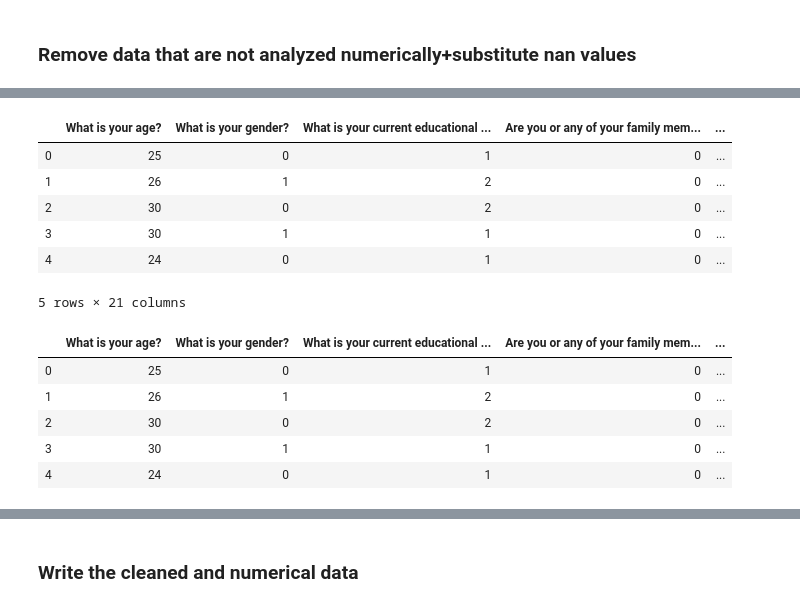
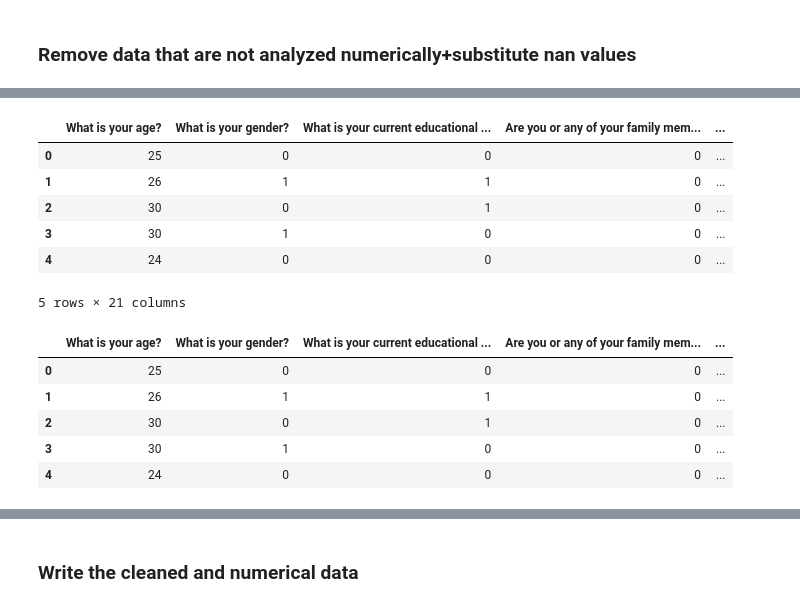
Before and after one commit to matnado/Online-Data-Collection-Flu, a Jupyter notebook: FromCategoricalToNumerical.ipynb, the cells around one changed output, grey strips where cells are left out. Saved outputs shown, nothing was run; the diff lists cells and outputs as text; code cells hidden in the pictures.

```diff
--- a/FromCategoricalToNumerical.ipynb
+++ b/FromCategoricalToNumerical.ipynb
@@ -152,31 +151,32 @@ dtype: int64
 # %%
 for s in Cleaned_Data.columns:
     Cleaned_Data.loc[Cleaned_Data[s] == 'Maybe', s] = 'No'
     Cleaned_Data.loc[Cleaned_Data[s] == 'I do not have children', s] = 'No'
 
 for s in Cleaned_Data.columns:
     Cleaned_Data.loc[Cleaned_Data[s] == 'No', s] = 0
     Cleaned_Data.loc[Cleaned_Data[s] == 'Yes', s] = 1
 Cleaned_Data.loc[(Cleaned_Data['Condition'] == 'Experimental'), 'Condition'] = 1
 Cleaned_Data.loc[(Cleaned_Data['Condition'] == 'Control'), 'Condition'] = 0
 Cleaned_Data.loc[(Cleaned_Data[Cleaned_Data.columns[1]] == 'Male'), Cleaned_Data.columns[1]] = 1
 Cleaned_Data.loc[(Cleaned_Data[Cleaned_Data.columns[1]] == 'Female'), Cleaned_Data.columns[1]] = 0
+Cleaned_Data.loc[(Cleaned_Data[Cleaned_Data.columns[1]] == 'Not answered'), Cleaned_Data.columns[1]] = -1
 
 s = 'What is your current educational level?'
 Cleaned_Data.loc[Cleaned_Data[s] == 'Middle School', s] = 0
-Cleaned_Data.loc[Cleaned_Data[s] == 'High School', s] = 1
-Cleaned_Data.loc[Cleaned_Data[s] == 'Bachelor degree', s] = 2
-Cleaned_Data.loc[Cleaned_Data[s] == 'Master degree', s] = 3
-Cleaned_Data.loc[Cleaned_Data[s] == 'PhD or higher', s] = 4
+Cleaned_Data.loc[Cleaned_Data[s] == 'High School', s] = 0
+Cleaned_Data.loc[Cleaned_Data[s] == 'Bachelor degree', s] = 1
+Cleaned_Data.loc[Cleaned_Data[s] == 'Master degree', s] = 2
+Cleaned_Data.loc[Cleaned_Data[s] == 'PhD or higher', s] = 2
 
 Cleaned_Data.head()
 # %% [output]
 |  | What is your age? | What is your gender? | What is your current educational ... | Are you or any of your family mem... | ... |
-| 0 | 25 | 0 | 1 | 0 | ... |
-| 1 | 26 | 1 | 2 | 0 | ... |
-| 2 | 30 | 0 | 2 | 0 | ... |
-| 3 | 30 | 1 | 1 | 0 | ... |
-| 4 | 24 | 0 | 1 | 0 | ... |
+| 0 | 25 | 0 | 0 | 0 | ... |
+| 1 | 26 | 1 | 1 | 0 | ... |
+| 2 | 30 | 0 | 1 | 0 | ... |
+| 3 | 30 | 1 | 0 | 0 | ... |
+| 4 | 24 | 0 | 0 | 0 | ... |
 5 rows × 21 columns
 # %%
 Cleaned_Data.drop(['What is, in your opinion, the best method we have to prevent flu spreading?'], axis=1, inplace=True)
@@ -184,11 +184,11 @@ Cleaned_Data.drop(['In what country are you currently in?'], axis=1, inplace=Tru
 Cleaned_Data.head()
 # %% [output]
 |  | What is your age? | What is your gender? | What is your current educational ... | Are you or any of your family mem... | ... |
-| 0 | 25 | 0 | 1 | 0 | ... |
-| 1 | 26 | 1 | 2 | 0 | ... |
-| 2 | 30 | 0 | 2 | 0 | ... |
-| 3 | 30 | 1 | 1 | 0 | ... |
-| 4 | 24 | 0 | 1 | 0 | ... |
+| 0 | 25 | 0 | 0 | 0 | ... |
+| 1 | 26 | 1 | 1 | 0 | ... |
+| 2 | 30 | 0 | 1 | 0 | ... |
+| 3 | 30 | 1 | 0 | 0 | ... |
+| 4 | 24 | 0 | 0 | 0 | ... |
 # %%
 s = 'If you have children, did you vaccinate them or do you wish to vaccinate them?'
 Cleaned_Data.loc[Cleaned_Data[s].isnull(), s] = 0
```
Also changed, not shown: parts of 1 cell of this notebook, 5 other files.
